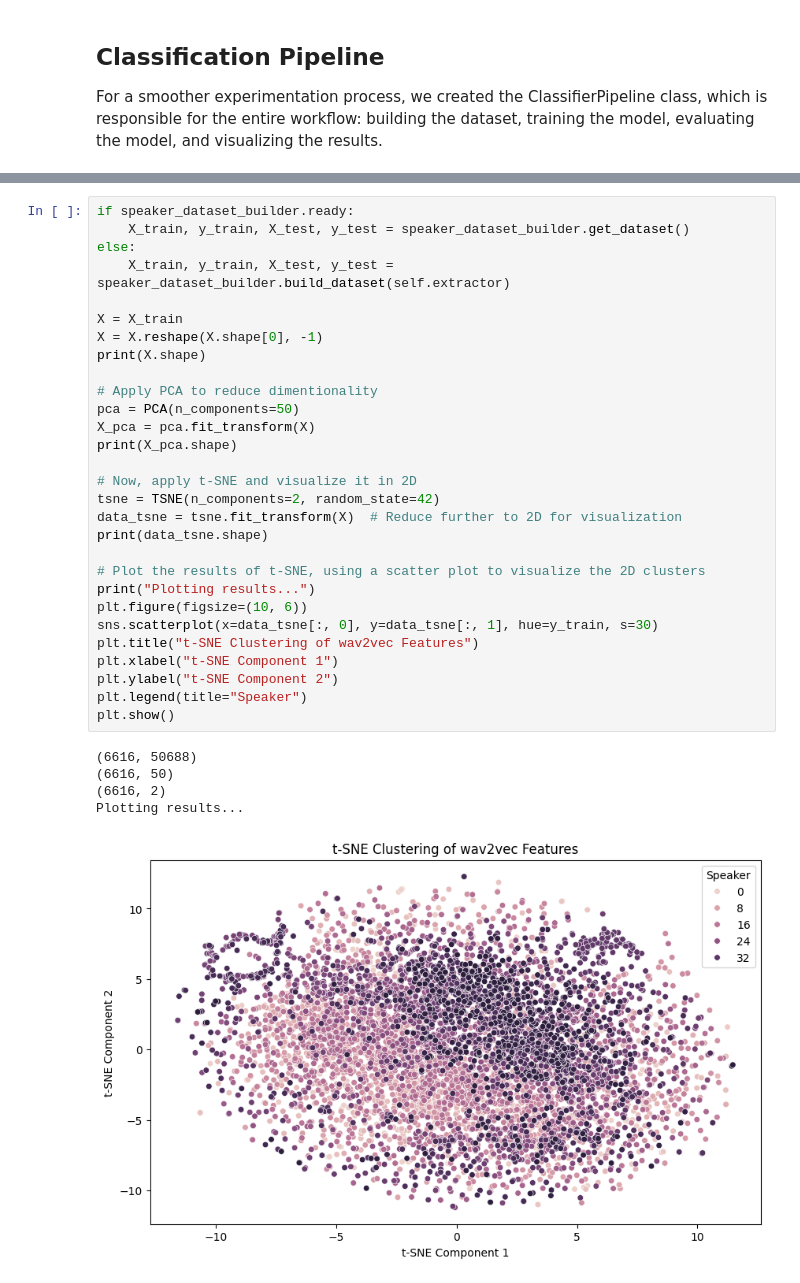
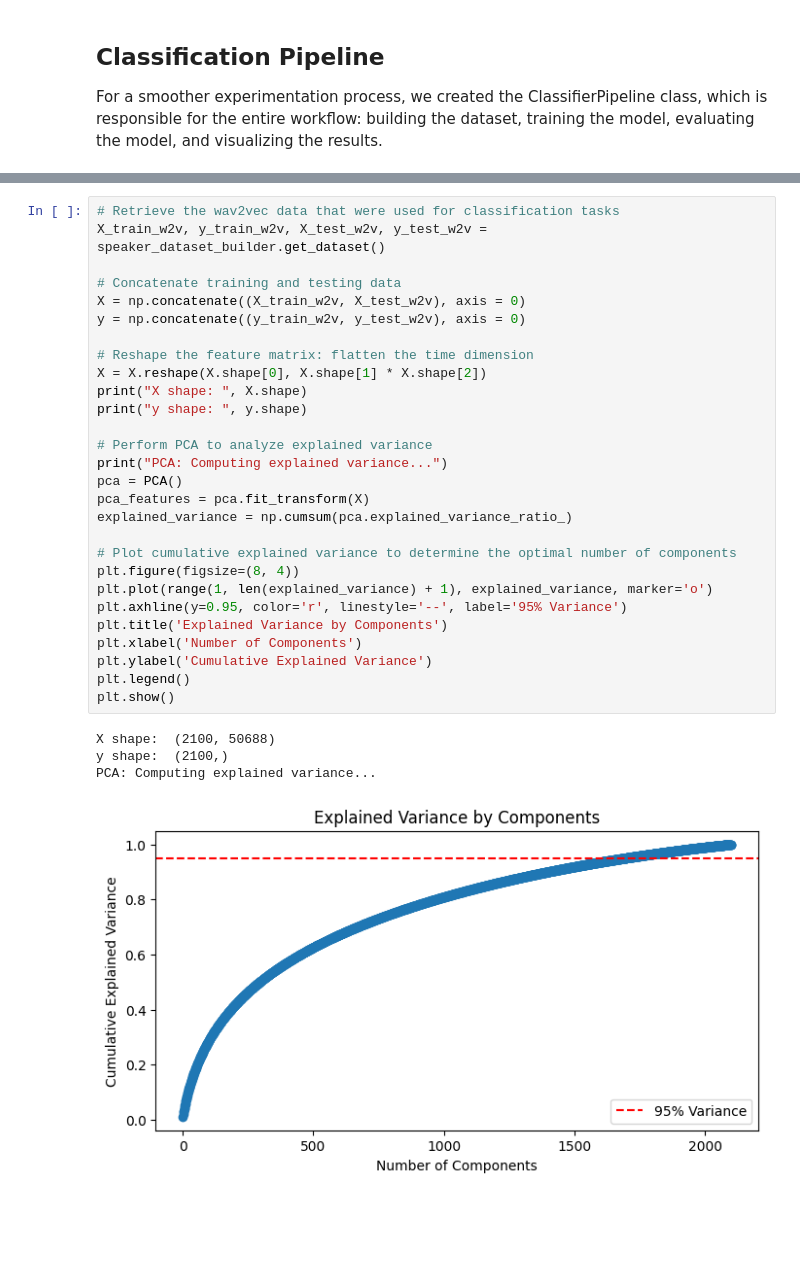
Before and after one commit to Oliffka/data-science, a Jupyter notebook: DataScienceTask.ipynb, the cells around one changed output, grey strips where cells are left out. Drawn from its saved outputs; the diff is of its cells as text; blank space fills up the shorter version.

```diff
--- a/DataScienceTask.ipynb
+++ b/DataScienceTask.ipynb
@@ -1766,35 +1850,33 @@ Not much separation can be observed here between the speakers. I think it will r
-# %%
-if speaker_dataset_builder.ready:
-    X_train, y_train, X_test, y_test = speaker_dataset_builder.get_dataset()
-else:
-    X_train, y_train, X_test, y_test = speaker_dataset_builder.build_dataset(self.extractor)
-
-X = X_train
-X = X.reshape(X.shape[0], -1)
-print(X.shape)
-
-# Apply PCA to reduce dimentionality
-pca = PCA(n_components=50)
-X_pca = pca.fit_transform(X)
-print(X_pca.shape)
-
-# Now, apply t-SNE and visualize it in 2D
-tsne = TSNE(n_components=2, random_state=42)
-data_tsne = tsne.fit_transform(X)  # Reduce further to 2D for visualization
-print(data_tsne.shape)
-
-# Plot the results of t-SNE, using a scatter plot to visualize the 2D clusters
-print("Plotting results...")
-plt.figure(figsize=(10, 6))
-sns.scatterplot(x=data_tsne[:, 0], y=data_tsne[:, 1], hue=y_train, s=30)
-plt.title("t-SNE Clustering of wav2vec Features")
-plt.xlabel("t-SNE Component 1")
-plt.ylabel("t-SNE Component 2")
-plt.legend(title="Speaker")
-plt.show()
-# %% [output]
-(6616, 50688)
-(6616, 50)
-(6616, 2)
-Plotting results...
-[figure, removed]
+# %%
+# Retrieve the wav2vec data that were used for classification tasks
+X_train_w2v, y_train_w2v, X_test_w2v, y_test_w2v = speaker_dataset_builder.get_dataset()
+
+# Concatenate training and testing data
+X = np.concatenate((X_train_w2v, X_test_w2v), axis = 0)
+y = np.concatenate((y_train_w2v, y_test_w2v), axis = 0)
+
+# Reshape the feature matrix: flatten the time dimension
+X = X.reshape(X.shape[0], X.shape[1] * X.shape[2])
+print("X shape: ", X.shape)
+print("y shape: ", y.shape)
+
+# Perform PCA to analyze explained variance
+print("PCA: Computing explained variance...")
+pca = PCA()
+pca_features = pca.fit_transform(X)
+explained_variance = np.cumsum(pca.explained_variance_ratio_)
+
+# Plot cumulative explained variance to determine the optimal number of components
+plt.figure(figsize=(8, 4))
+plt.plot(range(1, len(explained_variance) + 1), explained_variance, marker='o')
+plt.axhline(y=0.95, color='r', linestyle='--', label='95% Variance')
+plt.title('Explained Variance by Components')
+plt.xlabel('Number of Components')
+plt.ylabel('Cumulative Explained Variance')
+plt.legend()
+plt.show()
+# %% [output]
+X shape:  (2100, 50688)
+y shape:  (2100,)
+PCA: Computing explained variance...
+[figure, added]
```
Also changed, not shown: parts of 18 cells of this notebook.
